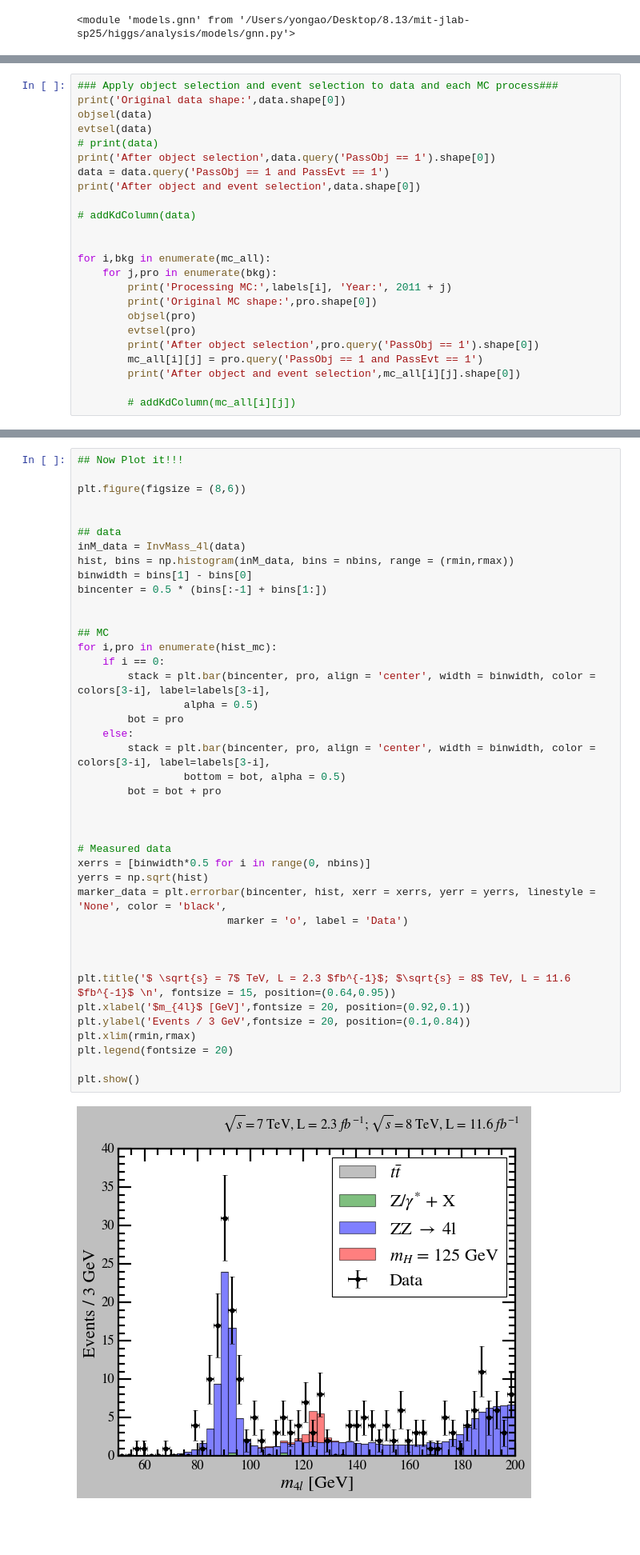
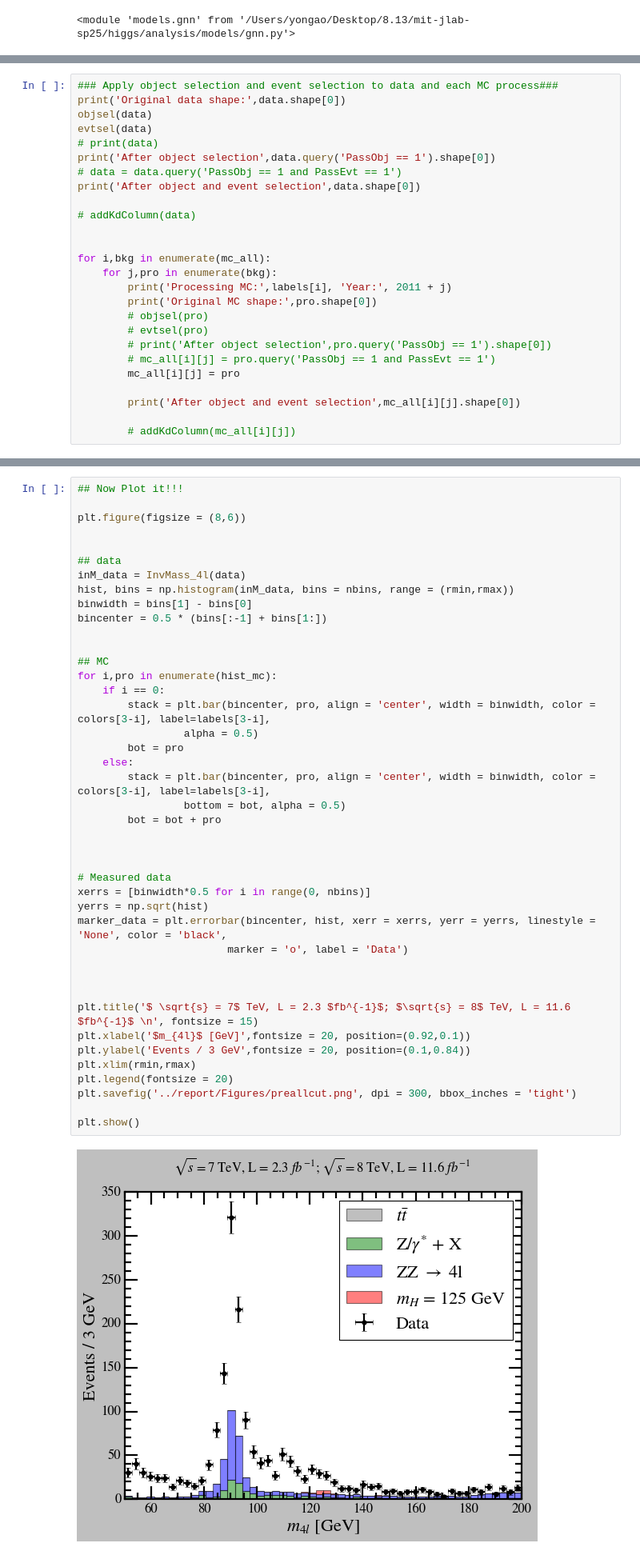
Before and after one commit to vinh-qtran/mit-jlab-sp25, a Jupyter notebook: higgs/analysis/yongao.ipynb, the cells around one changed output, grey strips where cells are left out. Shown at 80% size. Drawn from its saved outputs; the diff is of its cells as text; blank space fills up the shorter version.

```diff
--- a/higgs/analysis/yongao.ipynb
+++ b/higgs/analysis/yongao.ipynb
@@ -327,7 +327,7 @@ objsel(data)
 evtsel(data)
 # print(data)
 print('After object selection',data.query('PassObj == 1').shape[0])
-data = data.query('PassObj == 1 and PassEvt == 1')
+# data = data.query('PassObj == 1 and PassEvt == 1')
 print('After object and event selection',data.shape[0])
 
 # addKdColumn(data)
@@ -337,10 +337,12 @@ for i,bkg in enumerate(mc_all):
     for j,pro in enumerate(bkg):
         print('Processing MC:',labels[i], 'Year:', 2011 + j)
         print('Original MC shape:',pro.shape[0])
-        objsel(pro)
-        evtsel(pro)
-        print('After object selection',pro.query('PassObj == 1').shape[0])
-        mc_all[i][j] = pro.query('PassObj == 1 and PassEvt == 1')
+        # objsel(pro)
+        # evtsel(pro)
+        # print('After object selection',pro.query('PassObj == 1').shape[0])
+        # mc_all[i][j] = pro.query('PassObj == 1 and PassEvt == 1')
+        mc_all[i][j] = pro
+
         print('After object and event selection',mc_all[i][j].shape[0])
 
         # addKdColumn(mc_all[i][j])
@@ -397,32 +399,33 @@ bincenter = 0.5 * (bins[:-1] + bins[1:])
 
 
 ## MC
 for i,pro in enumerate(hist_mc):
     if i == 0:
         stack = plt.bar(bincenter, pro, align = 'center', width = binwidth, color = colors[3-i], label=labels[3-i],
                  alpha = 0.5)
         bot = pro
     else:
         stack = plt.bar(bincenter, pro, align = 'center', width = binwidth, color = colors[3-i], label=labels[3-i],
                  bottom = bot, alpha = 0.5)
         bot = bot + pro
 
 
 
 # Measured data
 xerrs = [binwidth*0.5 for i in range(0, nbins)]
 yerrs = np.sqrt(hist)
 marker_data = plt.errorbar(bincenter, hist, xerr = xerrs, yerr = yerrs, linestyle = 'None', color = 'black',
                         marker = 'o', label = 'Data')
 
 
 
-plt.title('$ \sqrt{s} = 7$ TeV, L = 2.3 $fb^{-1}$; $\sqrt{s} = 8$ TeV, L = 11.6 $fb^{-1}$ \n', fontsize = 15, position=(0.64,0.95))
+plt.title('$ \sqrt{s} = 7$ TeV, L = 2.3 $fb^{-1}$; $\sqrt{s} = 8$ TeV, L = 11.6 $fb^{-1}$ \n', fontsize = 15)
 plt.xlabel('$m_{4l}$ [GeV]',fontsize = 20, position=(0.92,0.1))
 plt.ylabel('Events / 3 GeV',fontsize = 20, position=(0.1,0.84))
 plt.xlim(rmin,rmax)
 plt.legend(fontsize = 20)
+plt.savefig('../report/Figures/preallcut.png', dpi = 300, bbox_inches = 'tight')
 
 plt.show()
 # %% [output]
-[figure, old version]
+[figure, new version]
```
Also changed, not shown: parts of 7 cells of this notebook, 31 other files.
